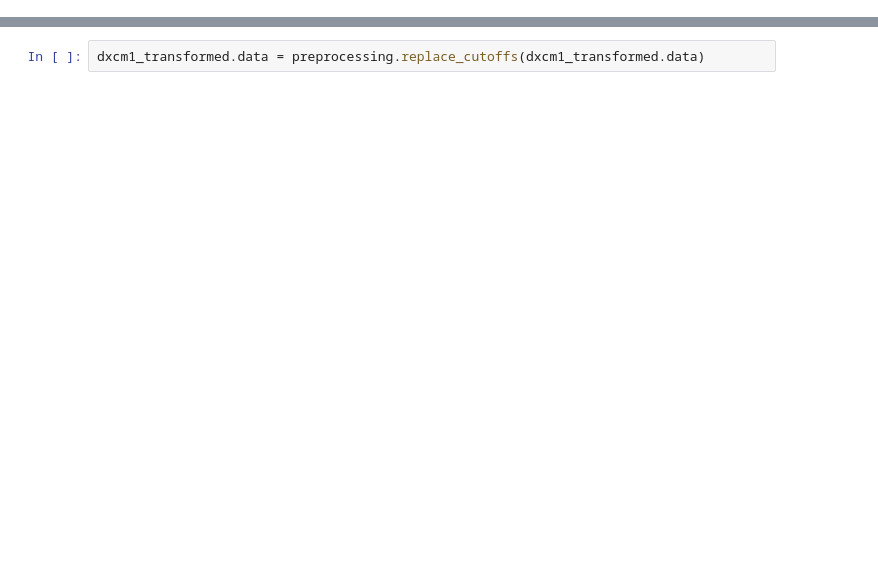
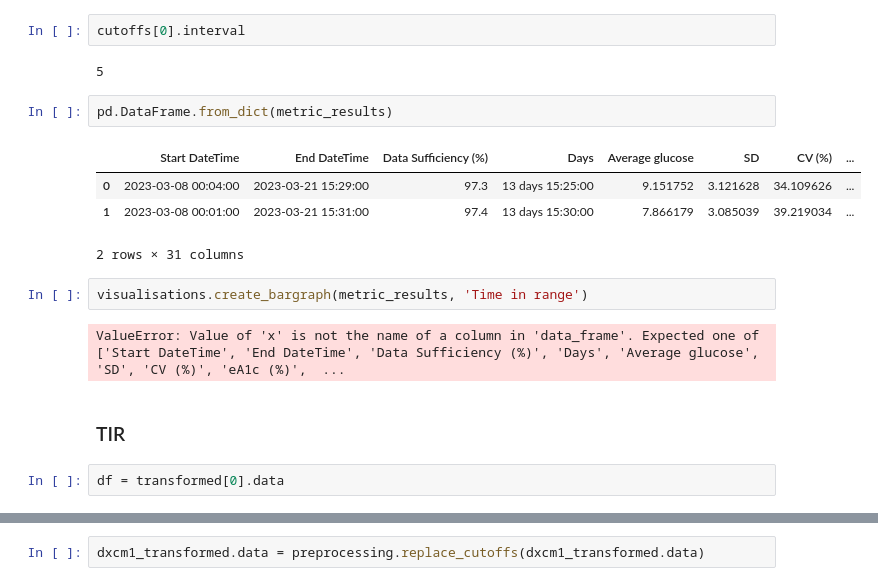
Before and after one commit to cafoala/diametrics, a Jupyter notebook: experiment.ipynb, the cells around one changed output, grey strips where cells are left out. Saved outputs shown, nothing was run; the diff lists cells and outputs as text; blank space fills up the shorter version.

```diff
--- a/experiment.ipynb
+++ b/experiment.ipynb
@@ -7,0 +52,19 @@ dxcm1 = pd.read_excel('tests/test_data/dexcom/dexcom_eur_01.xlsx')
+# %%
+cutoffs[0].interval
+# %% [output]
+5
+# %%
+pd.DataFrame.from_dict(metric_results)
+# %% [output]
+|  | Start DateTime | End DateTime | Data Sufficiency (%) | Days | Average glucose | SD | CV (%) | ... |
+| 0 | 2023-03-08 00:04:00 | 2023-03-21 15:29:00 | 97.3 | 13 days 15:25:00 | 9.151752 | 3.121628 | 34.109626 | ... |
+| 1 | 2023-03-08 00:01:00 | 2023-03-21 15:31:00 | 97.4 | 13 days 15:30:00 | 7.866179 | 3.085039 | 39.219034 | ... |
+2 rows × 31 columns
+# %%
+visualisations.create_bargraph(metric_results, 'Time in range')
+# %% [output]
+ValueError: Value of 'x' is not the name of a column in 'data_frame'. Expected one of ['Start DateTime', 'End DateTime', 'Data Sufficiency (%)', 'Days', 'Average glucose', 'SD', 'CV (%)', 'eA1c (%)',  ...
+# %% [markdown]
+### TIR
+# %%
+df = transformed[0].data
```
Also changed, not shown: parts of 13 cells of this notebook, 3 other files.
